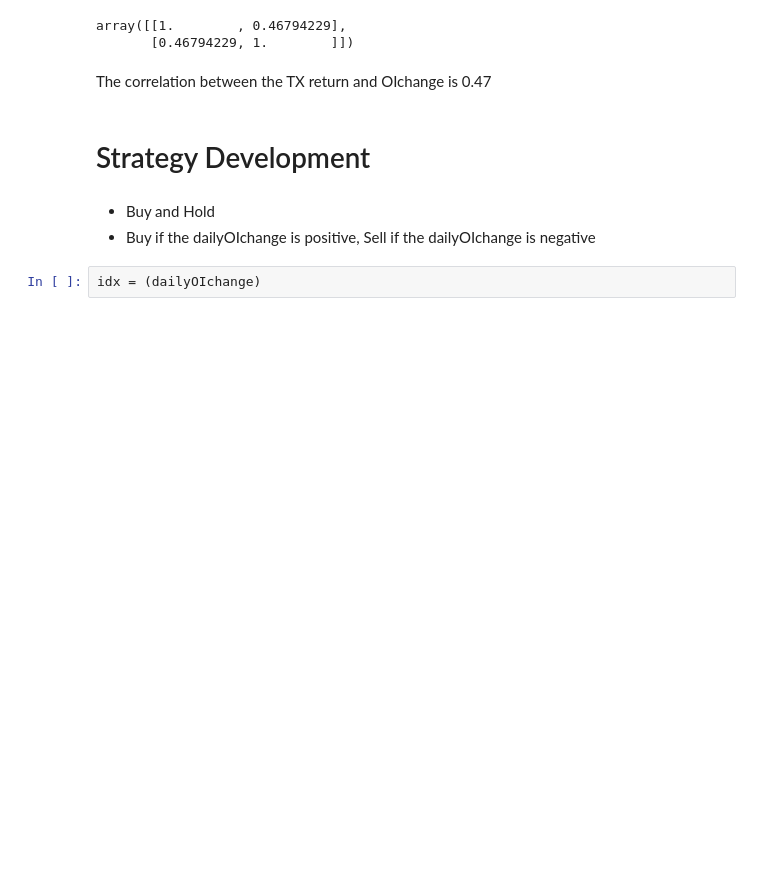
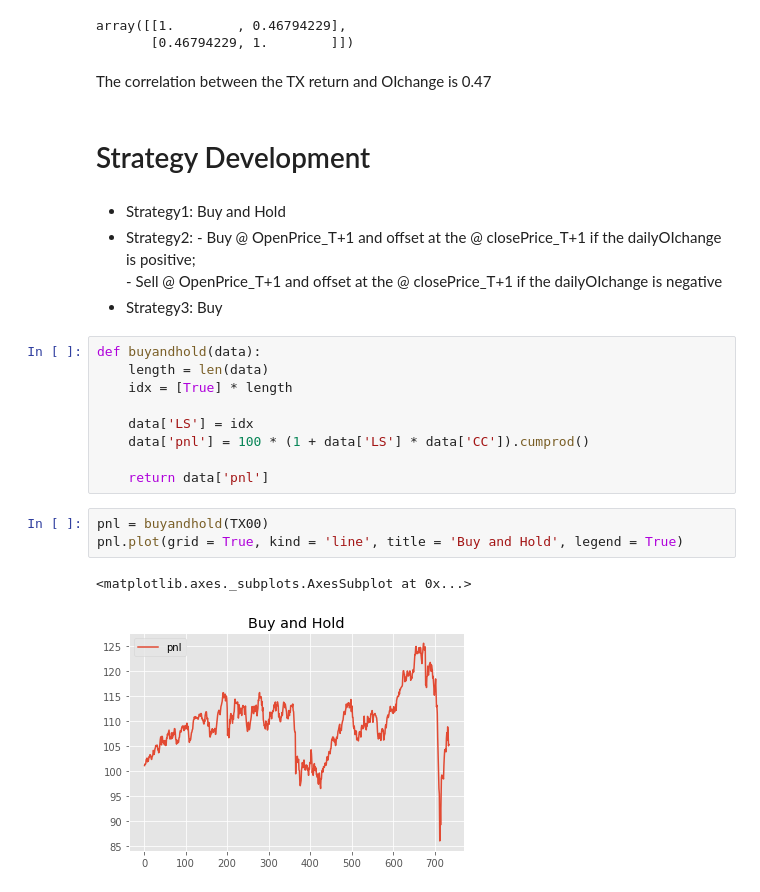
Before and after one commit to A2Zntu/FuturesStrategy, a Jupyter notebook: main.ipynb, the cells around one changed output. Cells and saved outputs as stored; diff of their text form; blank space fills up the shorter version.

```diff
--- a/main.ipynb
+++ b/main.ipynb
@@ -146,7 +148,23 @@ The correlation between the TX return and OIchange is 0.47
 # %% [markdown]
 # Strategy Development
 # %% [markdown]
-* Buy and Hold
-* Buy if the dailyOIchange is positive, Sell if the dailyOIchange is negative
+* Strategy1: Buy and Hold
+* Strategy2:
+      - Buy @ OpenPrice_T+1 and offset at the @ closePrice_T+1 if the dailyOIchange is positive;
+      - Sell @ OpenPrice_T+1 and offset at the @ closePrice_T+1 if the dailyOIchange is negative
+* Strategy3: Buy
-# %%
-idx = (dailyOIchange)
+# %%
+def buyandhold(data):
+    length = len(data)
+    idx = [True] * length
+
+    data['LS'] = idx
+    data['pnl'] = 100 * (1 + data['LS'] * data['CC']).cumprod()
+
+    return data['pnl']
+# %%
+pnl = buyandhold(TX00)
+pnl.plot(grid = True, kind = 'line', title = 'Buy and Hold', legend = True)
+# %% [output]
+<matplotlib.axes._subplots.AxesSubplot at 0x...>
+[figure, added]
```
Also changed, not shown: parts of 5 cells of this notebook.
